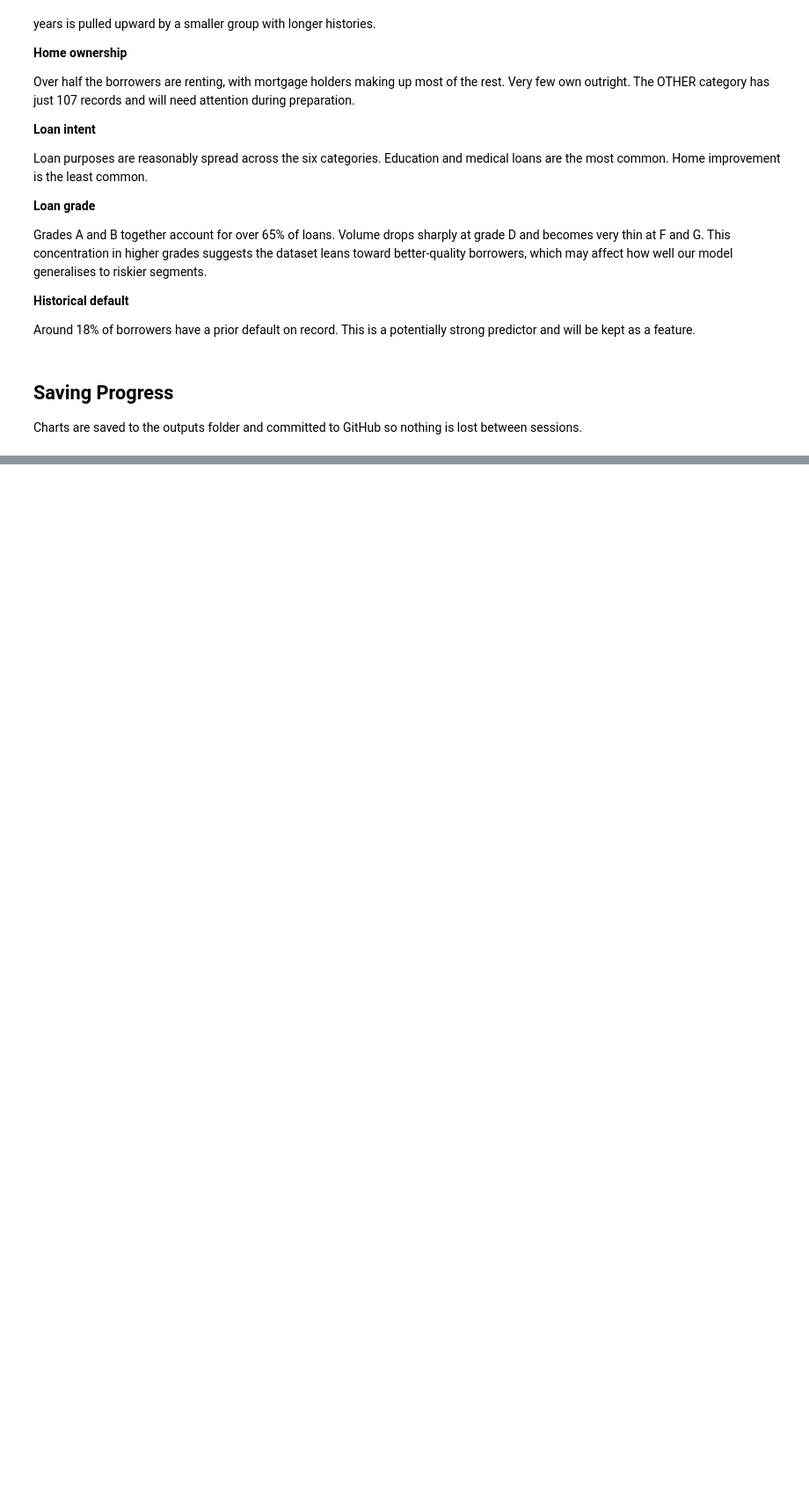
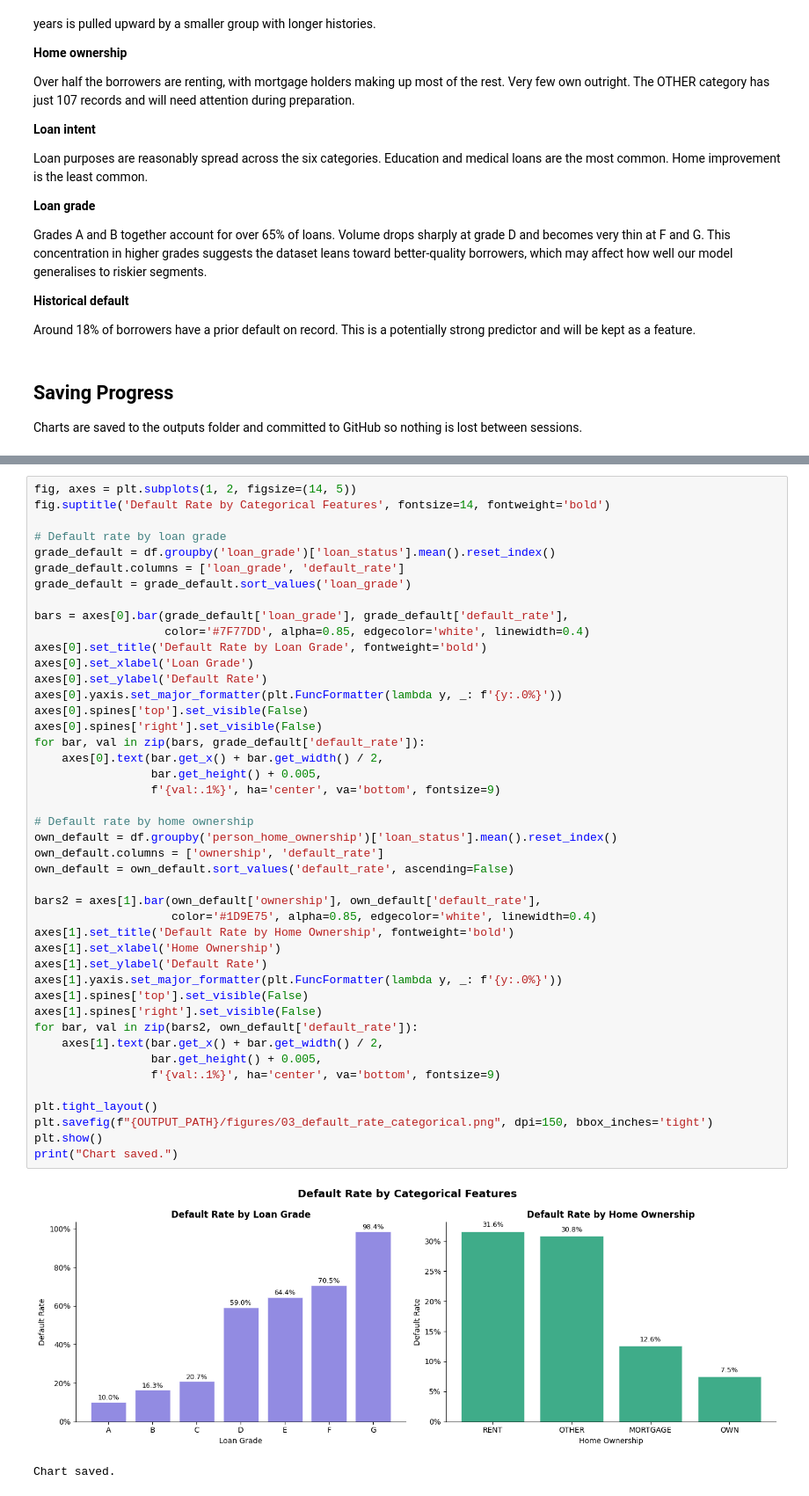
Before and after one commit to dobadina/credit-risk-lending-system, a Jupyter notebook: notebooks/01_data_understanding_and_preparation.ipynb, the cells around one changed output, grey strips where cells are left out. Shown at 88% size. Saved outputs shown, nothing was run; the diff lists cells and outputs as text; blank space fills up the shorter version.

Commit message:
Add bivariate analysis charts and findings

```diff
--- a/notebooks/01_data_understanding_and_preparation.ipynb
+++ b/notebooks/01_data_understanding_and_preparation.ipynb
@@ -330,0 +431,47 @@ print("Committed and pushed.")
+# %%
+fig, axes = plt.subplots(1, 2, figsize=(14, 5))
+fig.suptitle('Default Rate by Categorical Features', fontsize=14, fontweight='bold')
+
+# Default rate by loan grade
+grade_default = df.groupby('loan_grade')['loan_status'].mean().reset_index()
+grade_default.columns = ['loan_grade', 'default_rate']
+grade_default = grade_default.sort_values('loan_grade')
+
+bars = axes[0].bar(grade_default['loan_grade'], grade_default['default_rate'],
+                   color='#7F77DD', alpha=0.85, edgecolor='white', linewidth=0.4)
+axes[0].set_title('Default Rate by Loan Grade', fontweight='bold')
+axes[0].set_xlabel('Loan Grade')
+axes[0].set_ylabel('Default Rate')
+axes[0].yaxis.set_major_formatter(plt.FuncFormatter(lambda y, _: f'{y:.0%}'))
+axes[0].spines['top'].set_visible(False)
+axes[0].spines['right'].set_visible(False)
+for bar, val in zip(bars, grade_default['default_rate']):
+    axes[0].text(bar.get_x() + bar.get_width() / 2,
+                 bar.get_height() + 0.005,
+                 f'{val:.1%}', ha='center', va='bottom', fontsize=9)
+
+# Default rate by home ownership
+own_default = df.groupby('person_home_ownership')['loan_status'].mean().reset_index()
+own_default.columns = ['ownership', 'default_rate']
+own_default = own_default.sort_values('default_rate', ascending=False)
+
+bars2 = axes[1].bar(own_default['ownership'], own_default['default_rate'],
+                    color='#1D9E75', alpha=0.85, edgecolor='white', linewidth=0.4)
+axes[1].set_title('Default Rate by Home Ownership', fontweight='bold')
+axes[1].set_xlabel('Home Ownership')
+axes[1].set_ylabel('Default Rate')
+axes[1].yaxis.set_major_formatter(plt.FuncFormatter(lambda y, _: f'{y:.0%}'))
+axes[1].spines['top'].set_visible(False)
+axes[1].spines['right'].set_visible(False)
+for bar, val in zip(bars2, own_default['default_rate']):
+    axes[1].text(bar.get_x() + bar.get_width() / 2,
+                 bar.get_height() + 0.005,
+                 f'{val:.1%}', ha='center', va='bottom', fontsize=9)
+
+plt.tight_layout()
+plt.savefig(f"{OUTPUT_PATH}/figures/03_default_rate_categorical.png", dpi=150, bbox_inches='tight')
+plt.show()
+print("Chart saved.")
+# %% [output]
+[figure, added]
+Chart saved.
```
Also changed, not shown: parts of 14 cells of this notebook.
